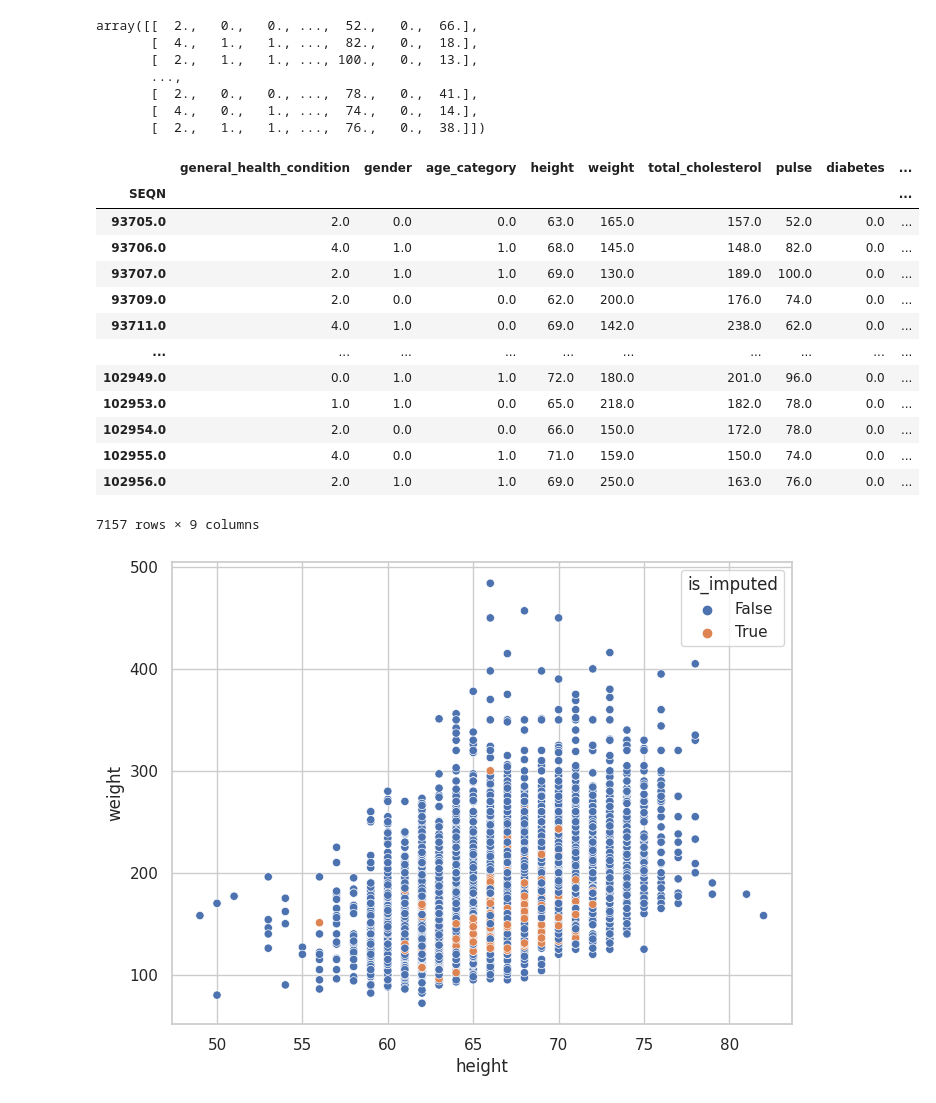
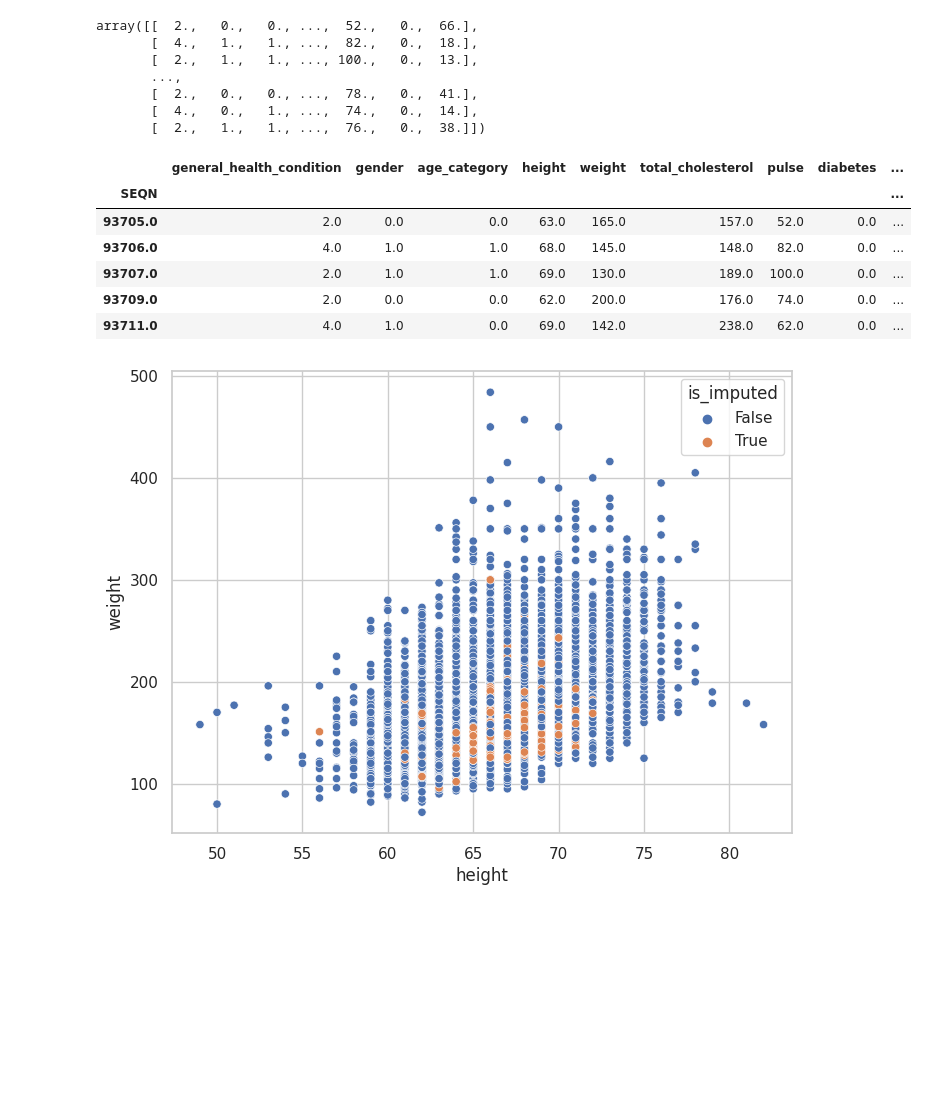
Before and after one commit to AleexSilva/Training-DataImputation, a Jupyter notebook: DataImput.ipynb, the cells around one changed output. Saved outputs shown, nothing was run; the diff lists cells and outputs as text; code cells hidden in the pictures; blank space fills up the shorter version.

```diff
--- a/DataImput.ipynb
+++ b/DataImput.ipynb
@@ -86,7 +86,7 @@ nhanes_df=(
         'general_health_condition',
         'age_in_years_at_screening',
         'gender',
-        'current_selfreported_ozone_inches',
+        'current_selfreported_height_inches',
         'current_selfreported_weight_pounds',
         'doctor_told_you_have_diabetes',
         '60_sec_pulse30_sec_pulse2',
@@ -95,7 +95,7 @@ nhanes_df=(
     .rename_columns(
         {
             'age_in_years_at_screening':'age',
-            'current_selfreported_ozone_inches': 'ozone',
+            'current_selfreported_height_inches': 'height',
             'current_selfreported_weight_pounds':'weight',
             'doctor_told_you_have_diabetes' : 'diabetes',
             '60_sec_pulse30_sec_pulse2' : 'pulse',
@@ -104,7 +104,7 @@ nhanes_df=(
     )
     .replace(
         {
-            'ozone':{
+            'height':{
                 9999:np.nan,
                 7777:np.nan
             },
@@ -191,7 +191,7 @@ nhanes_df.head()
 nhanes_df=(
     nhanes_df
     .dropna(
-        subset=['pulse','total_cholesterol','general_health_condition','weight','ozone'],
+        subset=['pulse','total_cholesterol','general_health_condition','weight','height'],
         how='all'
     )
 )
@@ -967,7 +935,7 @@ KNN_imputer=sklearn.impute.KNNImputer()
 
 df_knn = df_num.copy(deep=True)
 # %%
-KNN_imputer.fit_transform(df_knn).round()
+KNN_imputer.fit_transform(df_num).round()
 # %% [output]
 array([[  2.,   0.,   0., ...,  52.,   0.,  66.],
        [  4.,   1.,   1., ...,  82.,   0.,  18.],
@@ -979,22 +947,15 @@ array([[  2.,   0.,   0., ...,  52.,   0.,  66.],
 # %%
 df_knn.iloc[:,:] = KNN_imputer.fit_transform(df_knn).round()
 # %%
-df_knn
+df_knn.head()
 # %% [output]
 |  | general_health_condition | gender | age_category | height | weight | total_cholesterol | pulse | diabetes | ... |
 | SEQN |  |  |  |  |  |  |  |  | ... |
 | 93705.0 | 2.0 | 0.0 | 0.0 | 63.0 | 165.0 | 157.0 | 52.0 | 0.0 | ... |
 | 93706.0 | 4.0 | 1.0 | 1.0 | 68.0 | 145.0 | 148.0 | 82.0 | 0.0 | ... |
 | 93707.0 | 2.0 | 1.0 | 1.0 | 69.0 | 130.0 | 189.0 | 100.0 | 0.0 | ... |
 | 93709.0 | 2.0 | 0.0 | 0.0 | 62.0 | 200.0 | 176.0 | 74.0 | 0.0 | ... |
 | 93711.0 | 4.0 | 1.0 | 0.0 | 69.0 | 142.0 | 238.0 | 62.0 | 0.0 | ... |
-| ... | ... | ... | ... | ... | ... | ... | ... | ... | ... |
-| 102949.0 | 0.0 | 1.0 | 1.0 | 72.0 | 180.0 | 201.0 | 96.0 | 0.0 | ... |
-| 102953.0 | 1.0 | 1.0 | 0.0 | 65.0 | 218.0 | 182.0 | 78.0 | 0.0 | ... |
-| 102954.0 | 2.0 | 0.0 | 0.0 | 66.0 | 150.0 | 172.0 | 78.0 | 0.0 | ... |
-| 102955.0 | 4.0 | 0.0 | 1.0 | 71.0 | 159.0 | 150.0 | 74.0 | 0.0 | ... |
-| 102956.0 | 2.0 | 1.0 | 1.0 | 69.0 | 250.0 | 163.0 | 76.0 | 0.0 | ... |
-7157 rows × 9 columns
 # %%
 (
     pd.concat(
```
Also changed, not shown: parts of 24 cells of this notebook.
